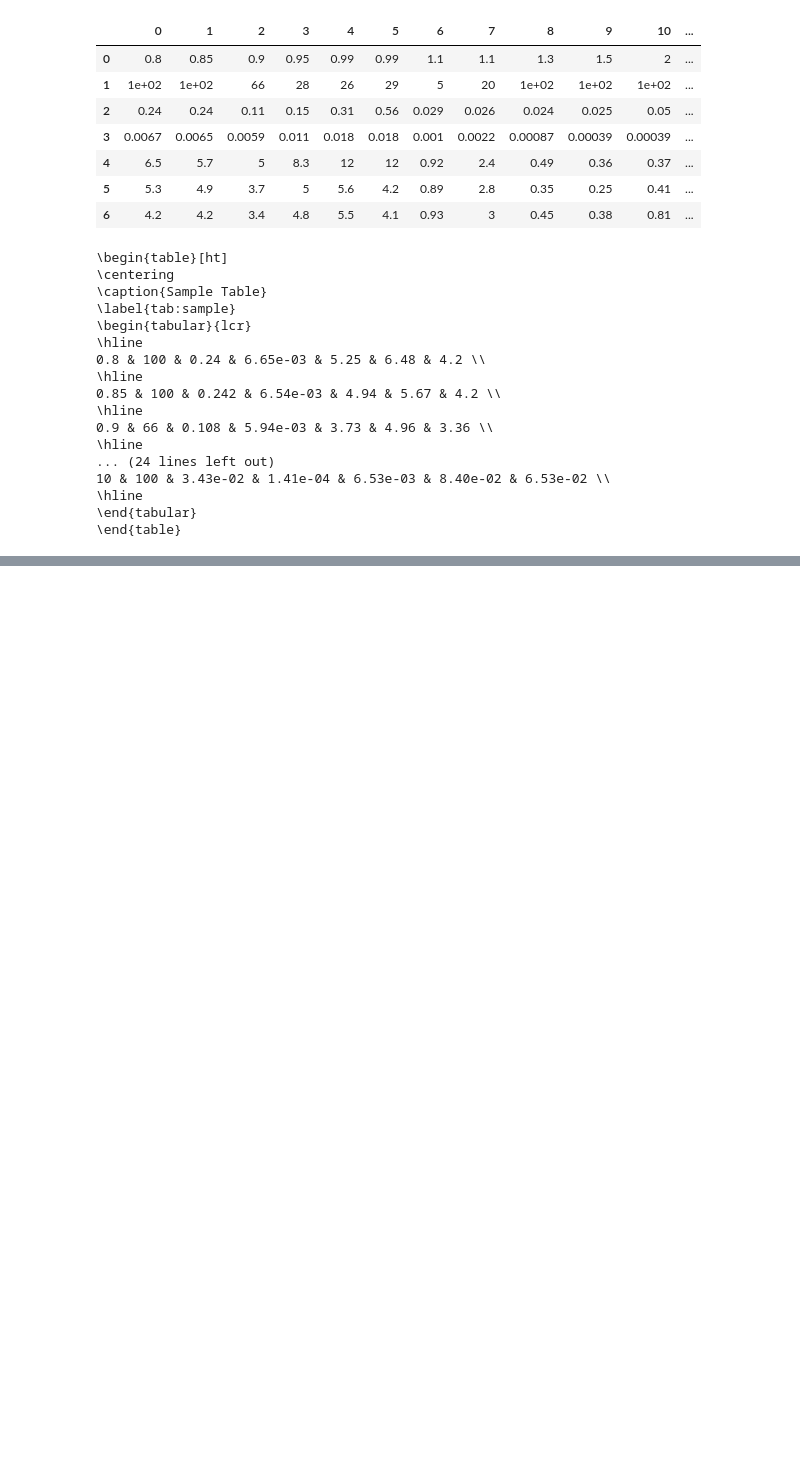
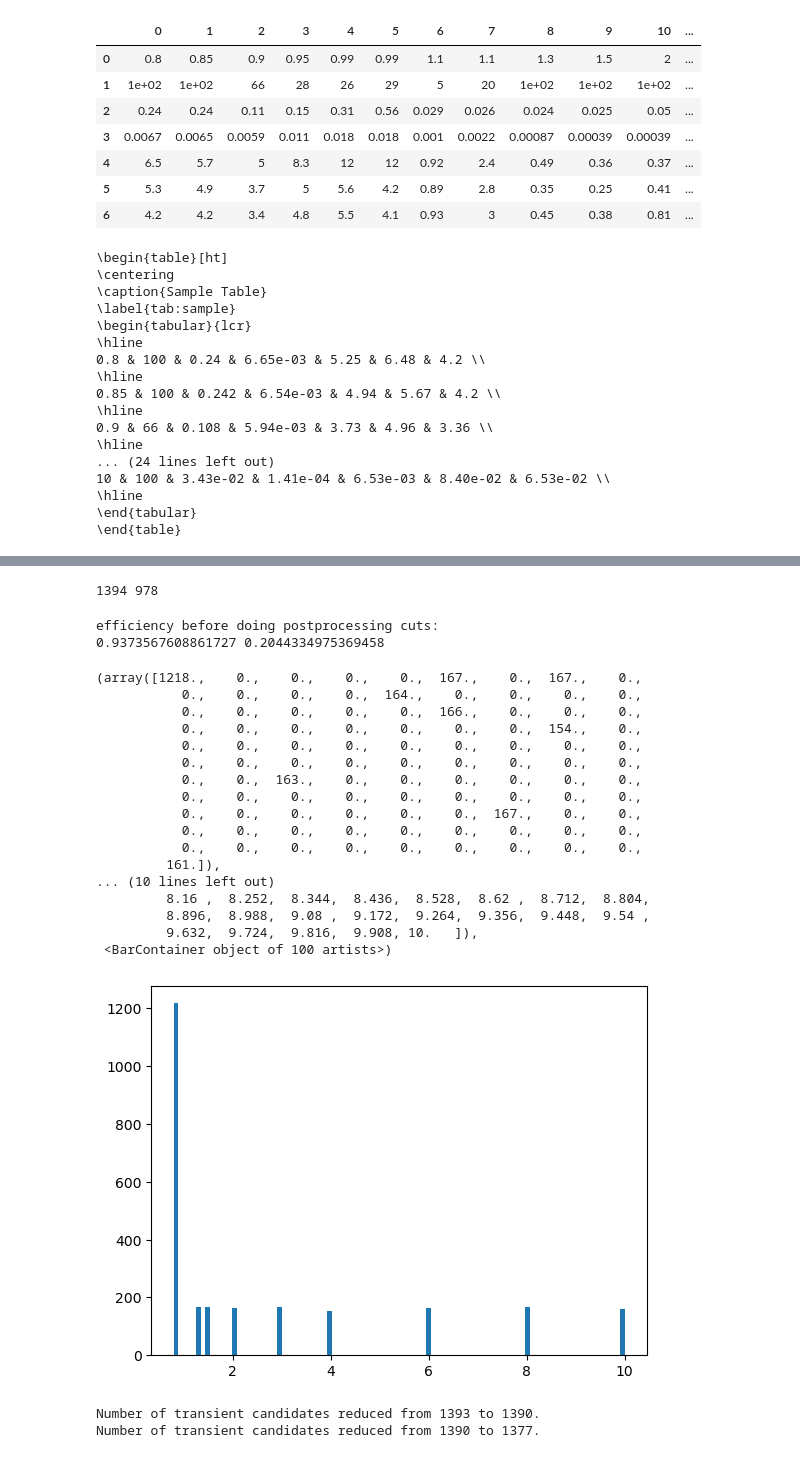
Before and after one commit to SHDaniels/Continuous-Readout-Image-Transient-Detection-with-CNNs, a Jupyter notebook: full_implantation_testing.ipynb, the cells around one changed output, grey strips where cells are left out. Cells and saved outputs as stored; diff of their text form; code cells hidden in the pictures; blank space fills up the shorter version.

Commit message:
lots of stuff - efficiency testing

```diff
--- a/full_implantation_testing.ipynb
+++ b/full_implantation_testing.ipynb
@@ -1506,0 +1732,2 @@ print(latex_code)
+# %%
+df_implants_neg = df_implants
@@ -1506,0 +1811,5 @@ print(latex_code)
+# %%
+#let's calculate efficiency at this step
+df_implants_neg_big = df_implants_neg[df_implants_neg["A_from_implant"]<.9]
+# %%
+df_implants_pos_big = df_implants_pos[df_implants_pos["A_from_implant"]>1.1]
@@ -1506,0 +1823,10 @@ print(latex_code)
+# %%
+print(len(df_detections_pos_big), len(df_detections_neg_big))
+# %% [output]
+1394 978
+# %%
+print("efficiency before doing postprocessing cuts:")
+print(len(df_detections_pos_big)/len(df_implants_pos_big), len(df_detections_neg_big)/len(df_implants_neg_big))
+# %% [output]
+efficiency before doing postprocessing cuts:
+0.9373567608861727 0.2044334975369458
@@ -1506,0 +1836,37 @@ print(latex_code)
+# %%
+#i will combine them NO I CANT CAUSE THE IMAGES ARE SEPARATE
+df_detections_big = pd.concat(
+            [df_detections_pos_big, df_detections_neg_big], ignore_index=True
+                    )
+df_implants_big = pd.concat(
+            [df_implants_pos_big, df_implants_neg_big], ignore_index=True
+                    )
+# %%
+plt.hist(df_implants_big["A_from_implant"], bins=100)
+# %% [output]
+(array([1218.,    0.,    0.,    0.,    0.,  167.,    0.,  167.,    0.,
+           0.,    0.,    0.,    0.,  164.,    0.,    0.,    0.,    0.,
+           0.,    0.,    0.,    0.,    0.,  166.,    0.,    0.,    0.,
+           0.,    0.,    0.,    0.,    0.,    0.,    0.,  154.,    0.,
+           0.,    0.,    0.,    0.,    0.,    0.,    0.,    0.,    0.,
+           0.,    0.,    0.,    0.,    0.,    0.,    0.,    0.,    0.,
+           0.,    0.,  163.,    0.,    0.,    0.,    0.,    0.,    0.,
+           0.,    0.,    0.,    0.,    0.,    0.,    0.,    0.,    0.,
+           0.,    0.,    0.,    0.,    0.,    0.,  167.,    0.,    0.,
+           0.,    0.,    0.,    0.,    0.,    0.,    0.,    0.,    0.,
+           0.,    0.,    0.,    0.,    0.,    0.,    0.,    0.,    0.,
+         161.]),
+... (10 lines left out)
+         8.16 ,  8.252,  8.344,  8.436,  8.528,  8.62 ,  8.712,  8.804,
+         8.896,  8.988,  9.08 ,  9.172,  9.264,  9.356,  9.448,  9.54 ,
+         9.632,  9.724,  9.816,  9.908, 10.   ]),
+ <BarContainer object of 100 artists>)
+[figure, added]
+# %%
+#pos
+df_nocr_pos = df_detections_pos_big[df_detections_pos_big["type"] != "cr"]
+df_reduced_edges_pos= rff.reduce_edges(df_nocr_pos, 15)
+df_reduced_edges_size4_pos = rff.reduce_size(df_reduced_edges_pos, 4)
+# %% [output]
+Number of transient candidates reduced from 1393 to 1390.
+Number of transient candidates reduced from 1390 to 1377.
```
Also changed, not shown: parts of 52 cells of this notebook, 10 other files.
